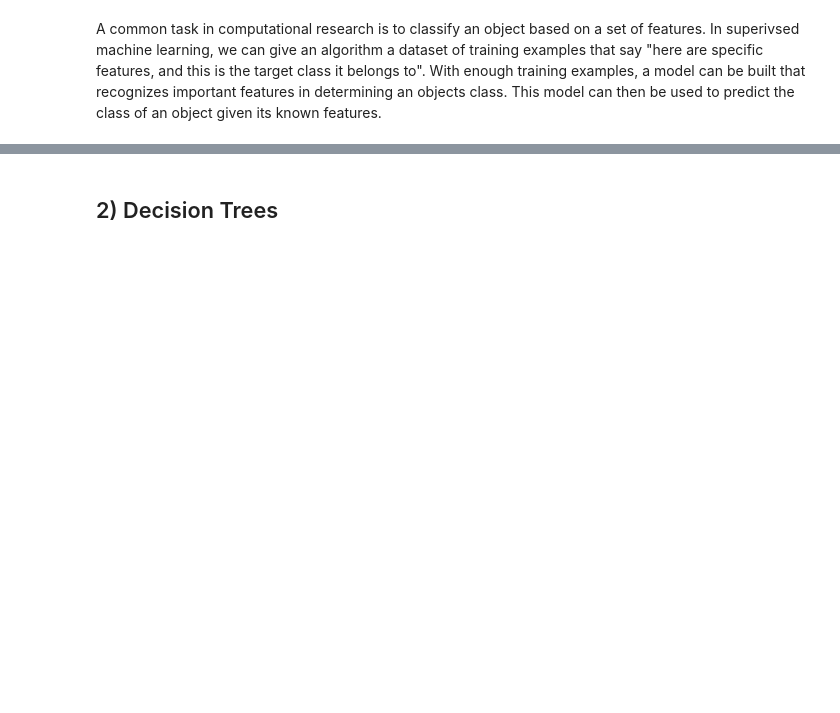
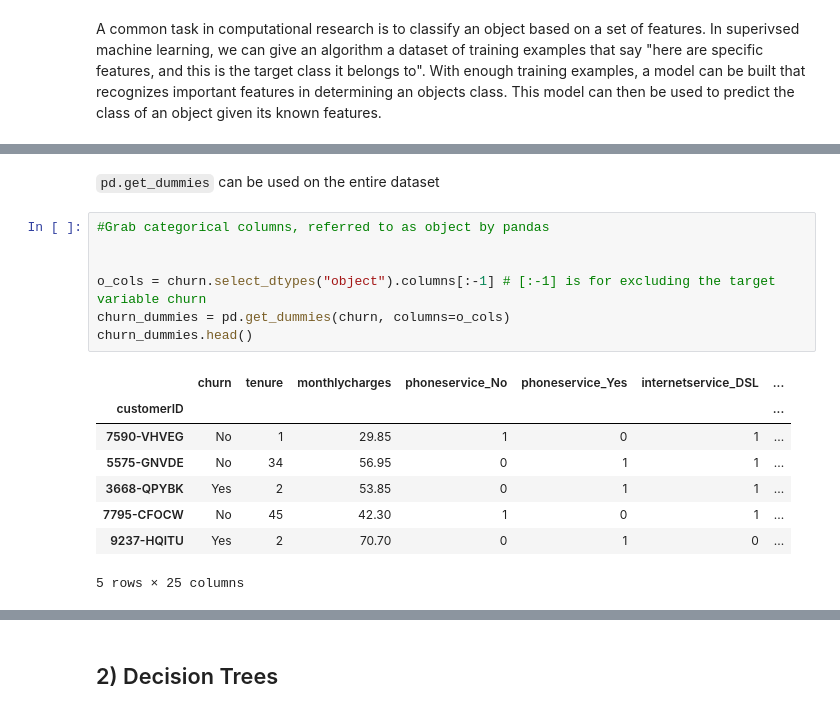
Before and after one commit to dlab-berkeley/Python-Machine-Learning, a Jupyter notebook: 1_classification.ipynb, the cells around one changed output, grey strips where cells are left out. Saved outputs shown, nothing was run; the diff lists cells and outputs as text; blank space fills up the shorter version.

```diff
--- a/1_classification.ipynb
+++ b/1_classification.ipynb
@@ -98,0 +234,18 @@ That's much better, they are all equal now!
+# %% [markdown]
+`pd.get_dummies` can be used on the entire dataset
+# %%
+#Grab categorical columns, referred to as object by pandas
+
+
+o_cols = churn.select_dtypes("object").columns[:-1] # [:-1] is for excluding the target variable churn
+churn_dummies = pd.get_dummies(churn, columns=o_cols)
+churn_dummies.head()
+# %% [output]
+|  | churn | tenure | monthlycharges | phoneservice_No | phoneservice_Yes | internetservice_DSL | ... |
+| customerID |  |  |  |  |  |  | ... |
+| 7590-VHVEG | No | 1 | 29.85 | 1 | 0 | 1 | ... |
+| 5575-GNVDE | No | 34 | 56.95 | 0 | 1 | 1 | ... |
+| 3668-QPYBK | Yes | 2 | 53.85 | 0 | 1 | 1 | ... |
+| 7795-CFOCW | No | 45 | 42.30 | 1 | 0 | 1 | ... |
+| 9237-HQITU | Yes | 2 | 70.70 | 0 | 1 | 0 | ... |
+5 rows × 25 columns
```
Also changed, not shown: parts of 178 cells of this notebook, 1 other file.
